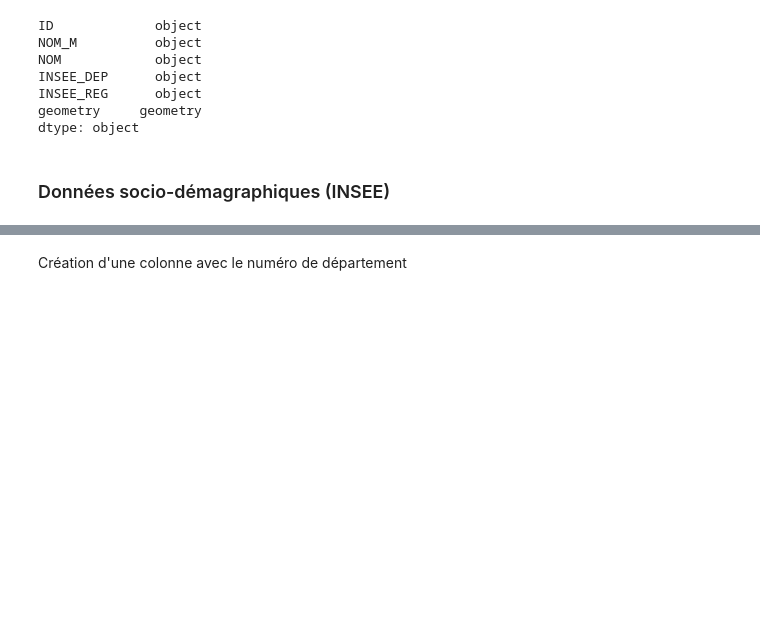
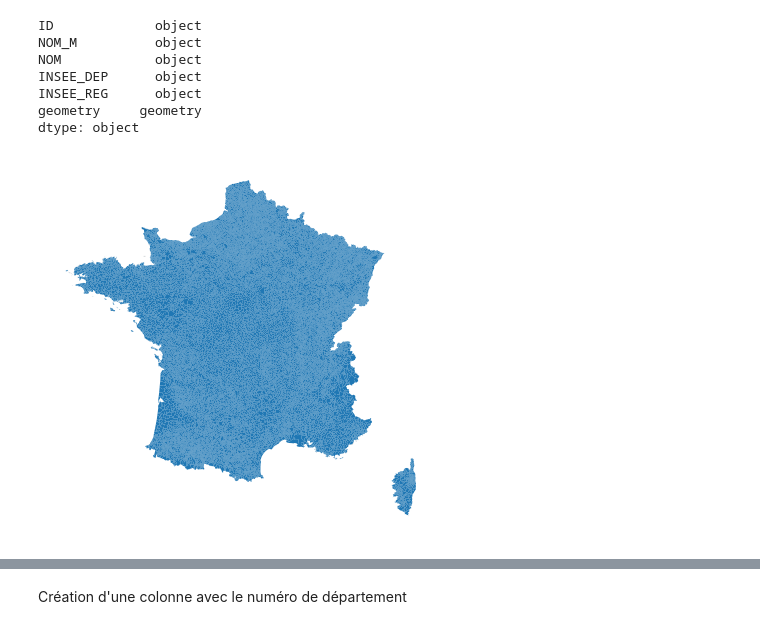
Before and after one commit to HenrideT/Projet_Python, a Jupyter notebook: statistiques_descriptives.ipynb, the cells around one changed output, grey strips where cells are left out. Cells and saved outputs as stored; diff of their text form; code cells hidden in the pictures; blank space fills up the shorter version.

```diff
--- a/statistiques_descriptives.ipynb
+++ b/statistiques_descriptives.ipynb
@@ -56,5 +56,17 @@ INSEE_DEP      object
 INSEE_REG      object
 geometry     geometry
 dtype: object
-# %% [markdown]
-### Données socio-démagraphiques (INSEE)
+# %%
+# Téléchargement un peu long
+comm = cartiflette.s3.download_vectorfile_url_all(
+    values = list(dep["INSEE_DEP"]),
+    level="COMMUNE_ARRONDISSEMENT",
+    vectorfile_format="geojson",
+    decoupage="departement",
+    year=2022)
+
+
+ax = comm.plot()
+ax.set_axis_off()
+# %% [output]
+[figure, added]
```
Also changed, not shown: parts of 7 cells of this notebook.
